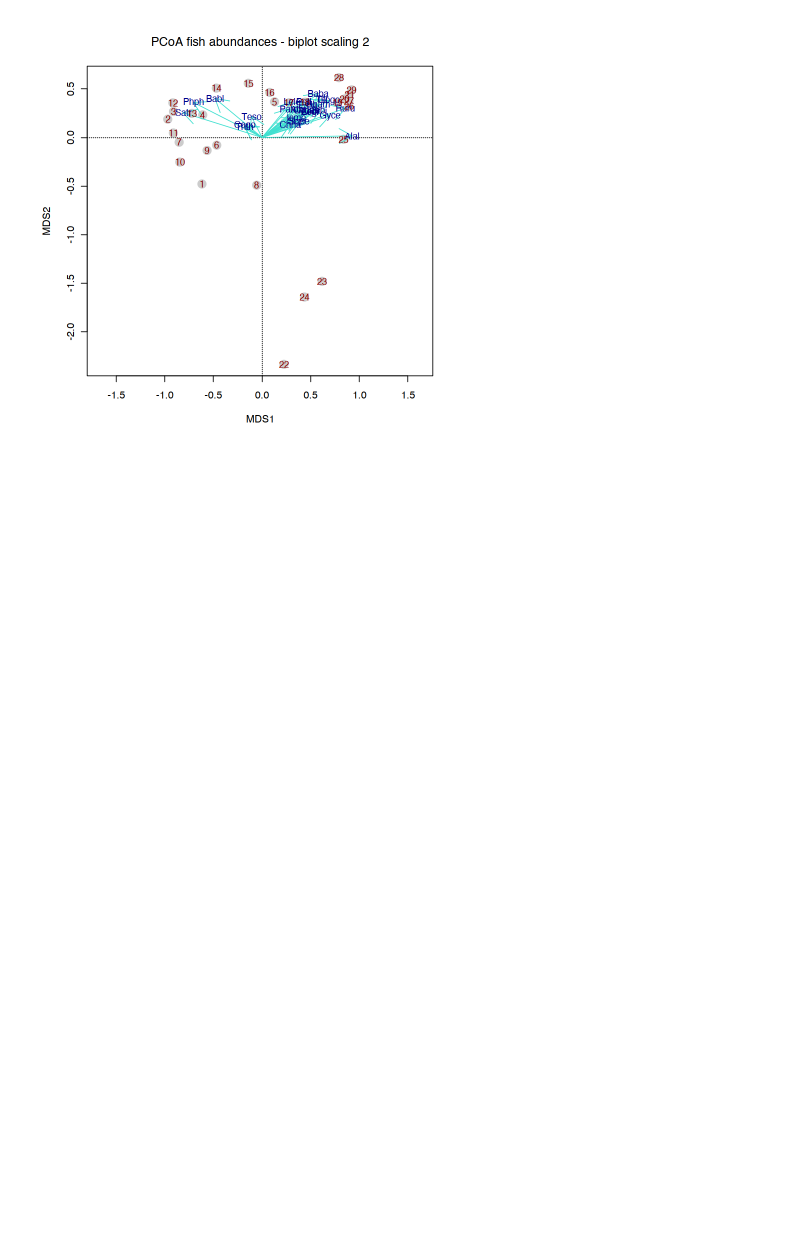
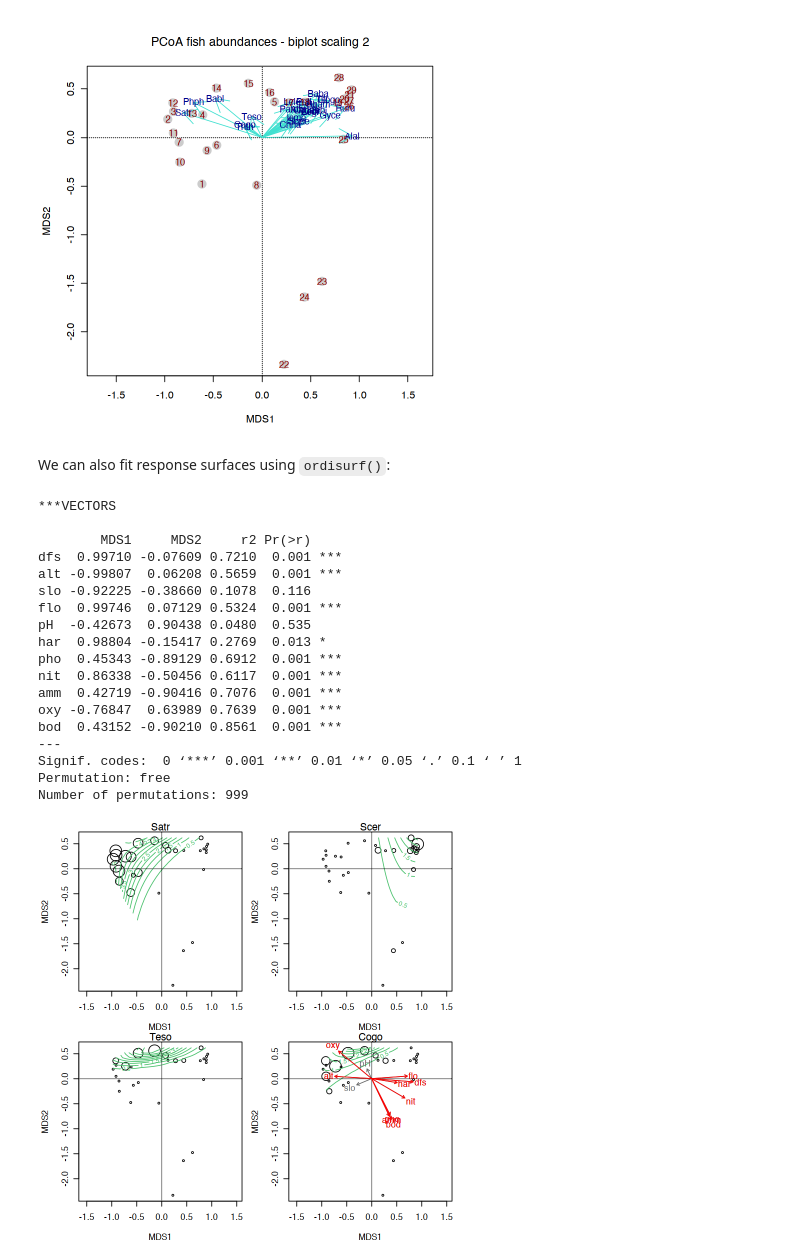
Before and after one commit to ajsmit/Quantitative_Ecology, a Jupyter notebook: jupyter_lab/14-PCoA.ipynb, the cells around one changed output. Drawn from its saved outputs; the diff is of its cells as text; code cells hidden in the pictures; blank space fills up the shorter version.

```diff
--- a/jupyter_lab/14-PCoA.ipynb
+++ b/jupyter_lab/14-PCoA.ipynb
@@ -170,3 +170,53 @@ text(pl2, "sites", col = "red4", cex = 0.9)
 # %% [output]
 [figure]
 [figure]
+# %% [markdown]
+We can also fit response surfaces using `ordisurf()`:
+# %%
+require('viridis')
+palette(viridis(8))
+par(mar = c(4, 4, 0.9, 0.5) + .1, mfrow = c(2, 2))
+with(spe, tmp <- ordisurf(spe_pcoa ~ Satr, bubble = 3,
+                          family = quasipoisson, knots = 2, col = 6,
+                          display = "sites", main = "Satr"))
+abline(h = 0, v = 0, lty = 3)
+with(spe, tmp <- ordisurf(spe_pcoa ~ Scer, bubble = 3,
+                          family = quasipoisson, knots = 2, col = 6,
+                          display = "sites", main = "Scer"))
+abline(h = 0, v = 0, lty = 3)
+with(spe, tmp <- ordisurf(spe_pcoa ~ Teso, bubble = 3,
+                          family = quasipoisson, knots = 2, col = 6,
+                          display = "sites", main = "Teso"))
+abline(h = 0, v = 0, lty = 3)
+with(spe, tmp <- ordisurf(spe_pcoa ~ Cogo, bubble = 3,
+                          family = quasipoisson, knots = 2, col = 6,
+                          display = "sites", main = "Cogo"))
+abline(h = 0, v = 0, lty = 3)
+
+env <- read.csv("../Num_Ecol_R_book_ed1/DoubsEnv.csv")
+env <- dplyr::select(env, -1)
+env <- dplyr::slice(env, -8)
+
+(spe_pcoa_env <- envfit(spe_pcoa, env, scaling = 2))
+plot(spe_pcoa_env, col = "grey40")
+plot(spe_pcoa_env, p.max = 0.05, col = "red")
+# %% [output]
+***VECTORS
+
+        MDS1     MDS2     r2 Pr(>r)
+dfs  0.99710 -0.07609 0.7210  0.001 ***
+alt -0.99807  0.06208 0.5659  0.001 ***
+slo -0.92225 -0.38660 0.1078  0.116
+flo  0.99746  0.07129 0.5324  0.001 ***
+pH  -0.42673  0.90438 0.0480  0.535
+har  0.98804 -0.15417 0.2769  0.013 *
+pho  0.45343 -0.89129 0.6912  0.001 ***
+nit  0.86338 -0.50456 0.6117  0.001 ***
+amm  0.42719 -0.90416 0.7076  0.001 ***
+oxy -0.76847  0.63989 0.7639  0.001 ***
+bod  0.43152 -0.90210 0.8561  0.001 ***
+---
+Signif. codes:  0 ‘***’ 0.001 ‘**’ 0.01 ‘*’ 0.05 ‘.’ 0.1 ‘ ’ 1
+Permutation: free
+Number of permutations: 999
+[figure, added]
```
Also changed, not shown: parts of 2 cells of this notebook, 1 other file.
